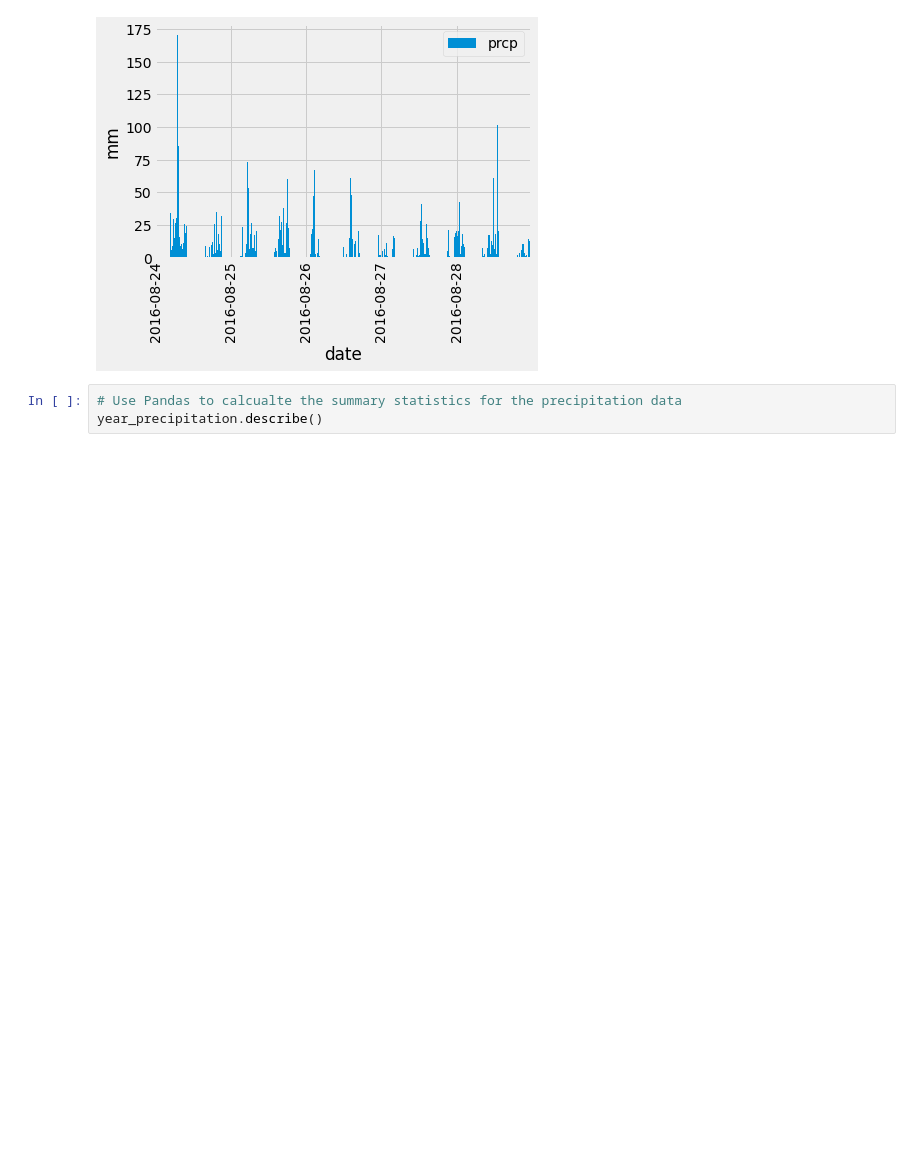
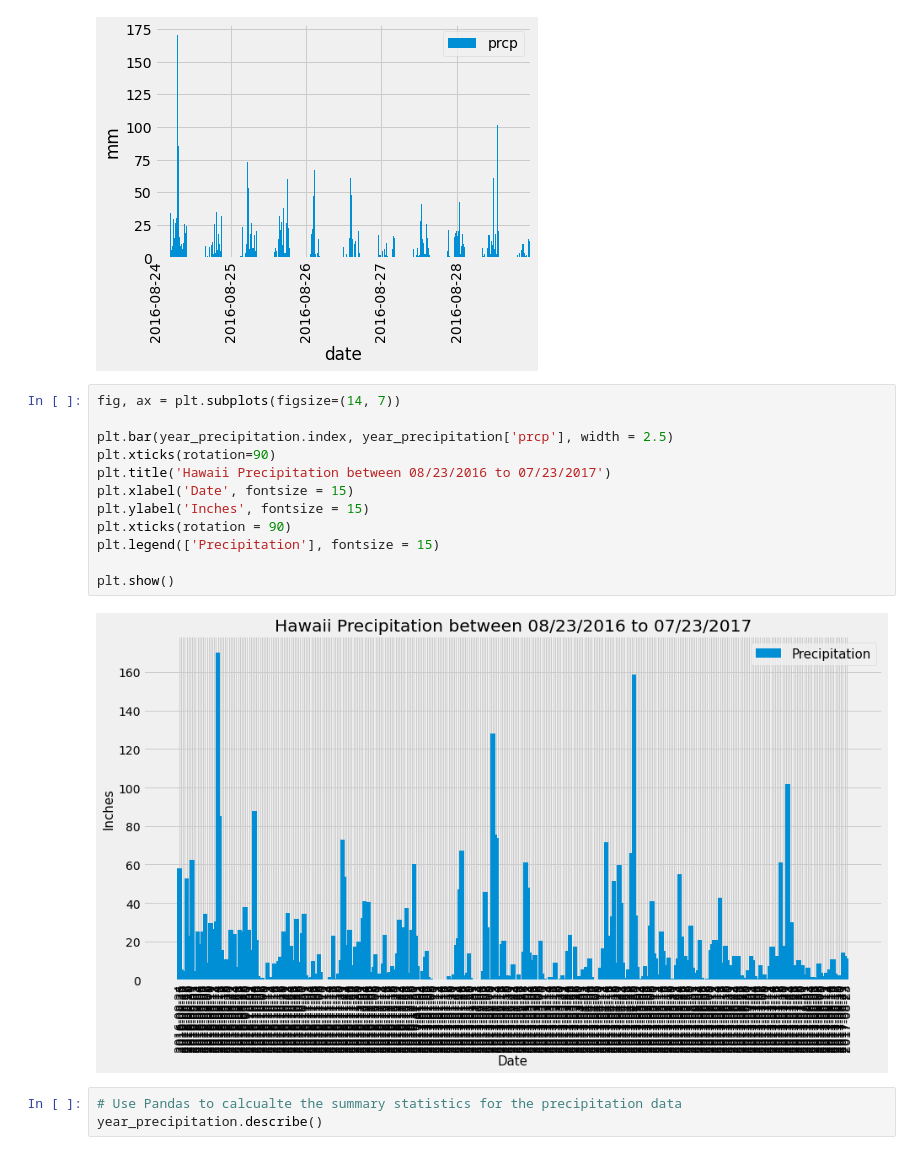
Before and after one commit to 32012178/sqlalchemy-challenge, a Jupyter notebook: climate_starter.ipynb, the cells around one changed output. Cells and saved outputs as stored; diff of their text form; blank space fills up the shorter version.

```diff
--- a/climate_starter.ipynb
+++ b/climate_starter.ipynb
@@ -108,6 +108,20 @@ plt.ylabel('mm')
 # %% [output]
 Text(0, 0.5, 'mm')
 [figure]
+# %%
+fig, ax = plt.subplots(figsize=(14, 7))
+
+plt.bar(year_precipitation.index, year_precipitation['prcp'], width = 2.5)
+plt.xticks(rotation=90)
+plt.title('Hawaii Precipitation between 08/23/2016 to 07/23/2017')
+plt.xlabel('Date', fontsize = 15)
+plt.ylabel('Inches', fontsize = 15)
+plt.xticks(rotation = 90)
+plt.legend(['Precipitation'], fontsize = 15)
+
+plt.show()
+# %% [output]
+[figure, added]
 # %%
 # Use Pandas to calcualte the summary statistics for the precipitation data
 year_precipitation.describe()
```
